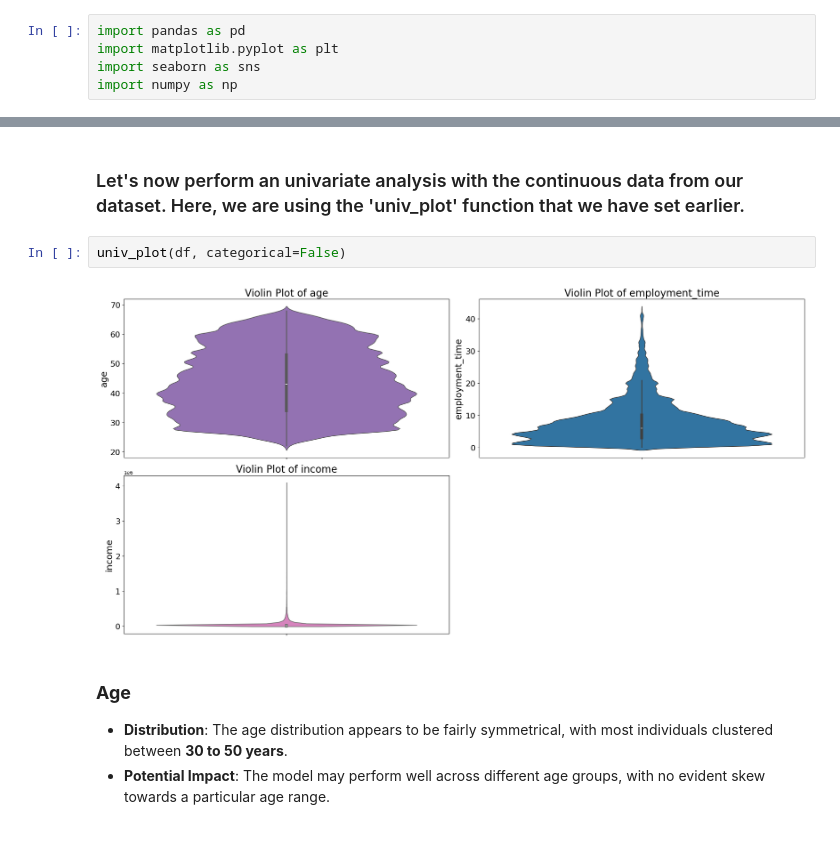
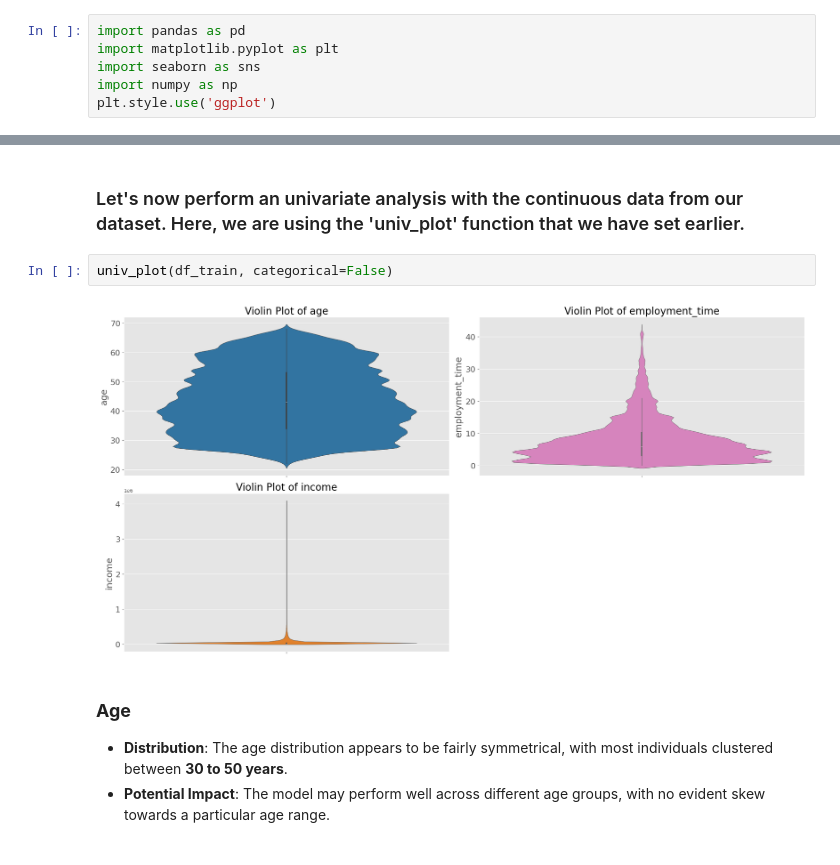
Before and after one commit to PedroHang/Credit-Scoring-Project, a Jupyter notebook: credit_scoring_original.ipynb, the cells around one changed output, grey strips where cells are left out. Drawn from its saved outputs; the diff is of its cells as text.

```diff
--- a/credit_scoring_original.ipynb
+++ b/credit_scoring_original.ipynb
@@ -5,6 +5,7 @@ import pandas as pd
 import matplotlib.pyplot as plt
 import seaborn as sns
 import numpy as np
+plt.style.use('ggplot')
 # %% [markdown]
 <style>
   table {
@@ -474,9 +479,9 @@ Wall time: 26.3 s
 # %% [markdown]
 ### Let's now perform an univariate analysis with the continuous data from our dataset. Here, we are using the 'univ_plot' function that we have set earlier.
 # %%
-univ_plot(df, categorical=False)
+univ_plot(df_train, categorical=False)
 # %% [output]
-[figure, old version]
+[figure, new version]
 # %% [markdown]
 ### **Age**
 
```
Also changed, not shown: parts of 33 cells of this notebook.
